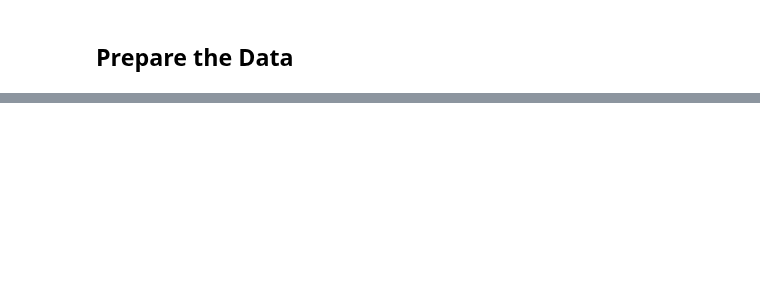
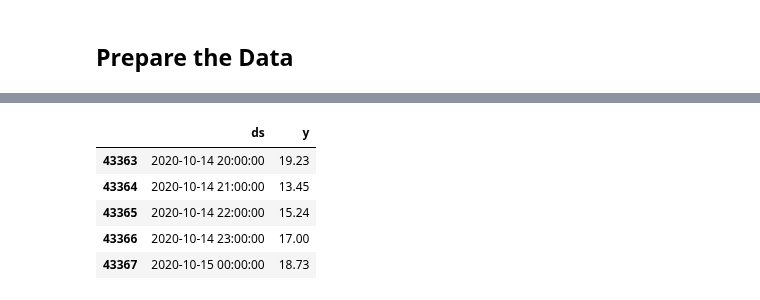
Before and after one commit to Johove83/Machine-Learning-Intro, a Jupyter notebook: Time Series/2/Data Prep Time Series/data-prep-time-series.ipynb, the cells around one changed output, grey strips where cells are left out. Cells and saved outputs as stored; diff of their text form; code cells hidden in the pictures; blank space fills up the shorter version.

```diff
--- a/Time Series/2/Data Prep Time Series/data-prep-time-series.ipynb
+++ b/Time Series/2/Data Prep Time Series/data-prep-time-series.ipynb
@@ -69,2 +125,11 @@ uploaded = files.upload()
 # %%
 # Confirm that there are no NaN values
+prophet_df = prophet_df.dropna()
+prophet_df.tail()
+# %% [output]
+|  | ds | y |
+| 43363 | 2020-10-14 20:00:00 | 19.23 |
+| 43364 | 2020-10-14 21:00:00 | 13.45 |
+| 43365 | 2020-10-14 22:00:00 | 15.24 |
+| 43366 | 2020-10-14 23:00:00 | 17.00 |
+| 43367 | 2020-10-15 00:00:00 | 18.73 |
```
Also changed, not shown: parts of 7 cells of this notebook, 2 other files.
